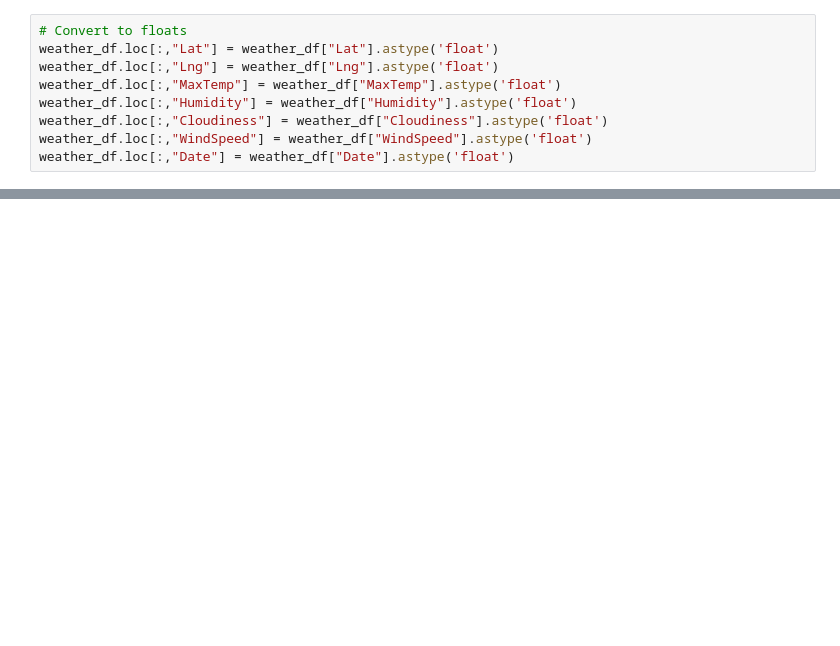
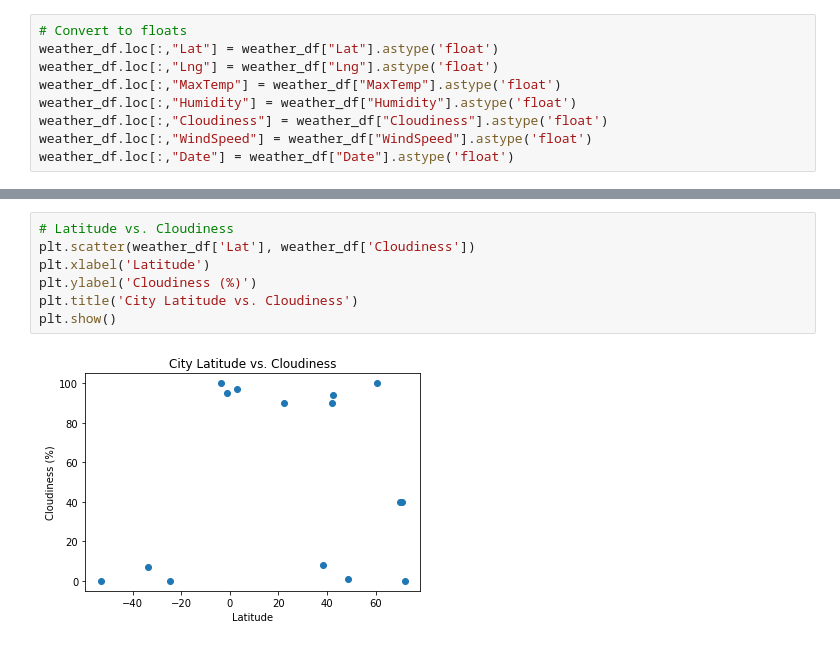
Before and after one commit to sgaetz1/python-api-challenge, a Jupyter notebook: WeatherPy/WeatherPy.ipynb, the cells around one changed output, grey strips where cells are left out. Cells and saved outputs as stored; diff of their text form; blank space fills up the shorter version.

```diff
--- a/WeatherPy/WeatherPy.ipynb
+++ b/WeatherPy/WeatherPy.ipynb
@@ -164,0 +192,9 @@ summary_stats.describe(include='all')
+# %%
+# Latitude vs. Cloudiness
+plt.scatter(weather_df['Lat'], weather_df['Cloudiness'])
+plt.xlabel('Latitude')
+plt.ylabel('Cloudiness (%)')
+plt.title('City Latitude vs. Cloudiness')
+plt.show()
+# %% [output]
+[figure, added]
```
Also changed, not shown: parts of 19 cells of this notebook, 1 other file.
